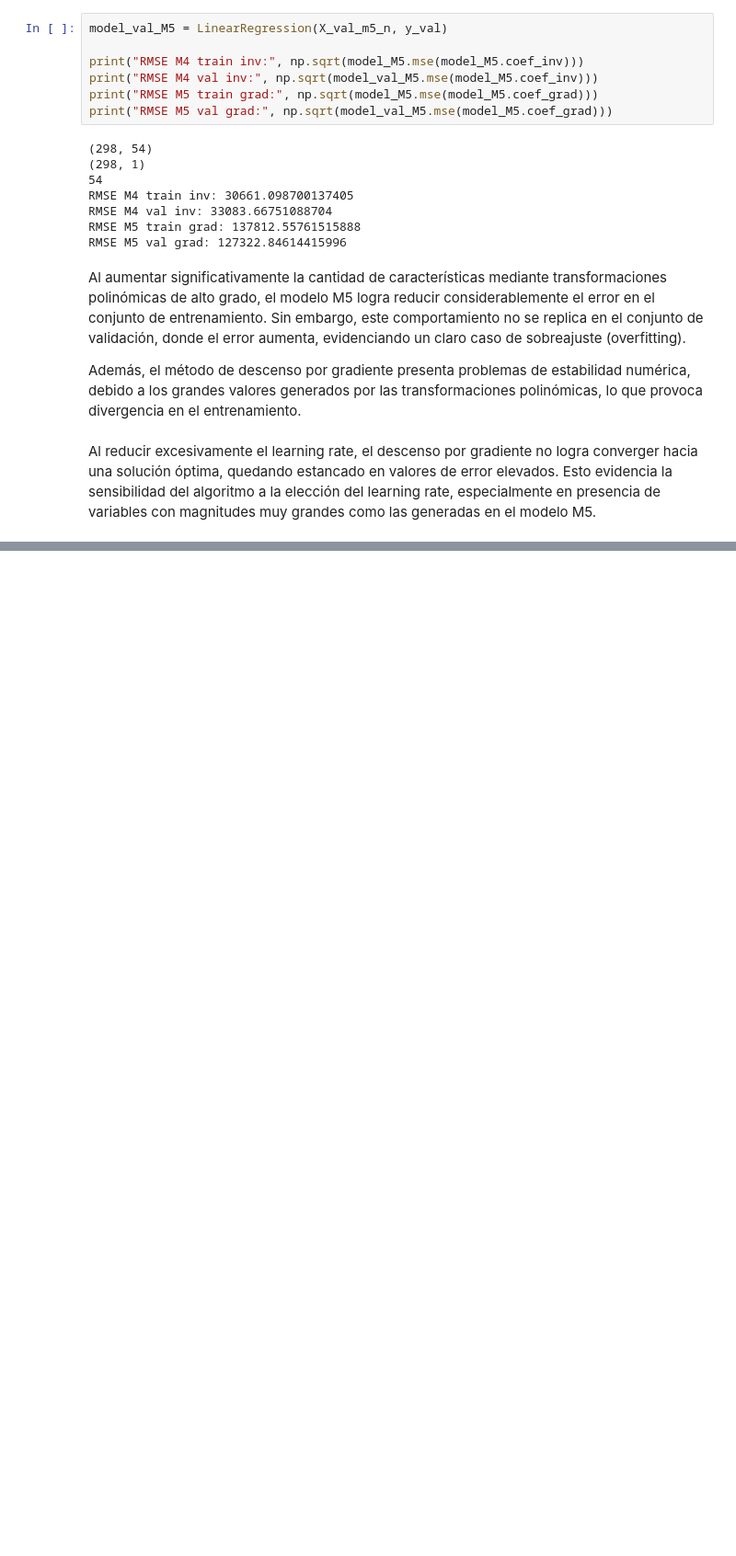
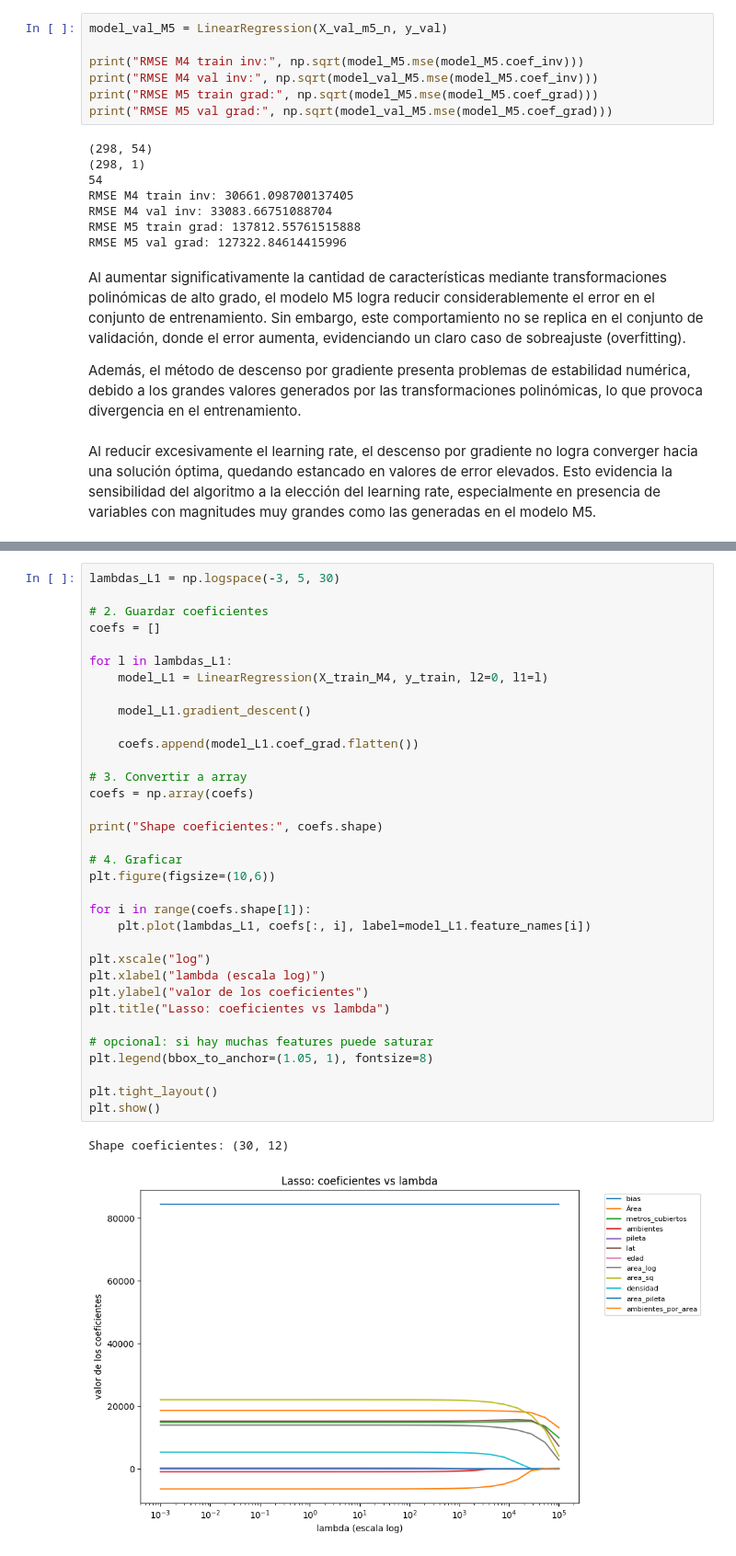
Before and after one commit to biancapaz/ml_tp1, a Jupyter notebook: notebooks/Entrega_TP1.ipynb, the cells around one changed output, grey strips where cells are left out. Shown at 92% size. Cells and saved outputs as stored; diff of their text form; blank space fills up the shorter version.

```diff
--- a/notebooks/Entrega_TP1.ipynb
+++ b/notebooks/Entrega_TP1.ipynb
@@ -760,0 +791,37 @@ Al reducir excesivamente el learning rate, el descenso por gradiente no logra co
+# %%
+lambdas_L1 = np.logspace(-3, 5, 30)
+
+# 2. Guardar coeficientes
+coefs = []
+
+for l in lambdas_L1:
+    model_L1 = LinearRegression(X_train_M4, y_train, l2=0, l1=l)
+
+    model_L1.gradient_descent()
+
+    coefs.append(model_L1.coef_grad.flatten())
+
+# 3. Convertir a array
+coefs = np.array(coefs)
+
+print("Shape coeficientes:", coefs.shape)
+
+# 4. Graficar
+plt.figure(figsize=(10,6))
+
+for i in range(coefs.shape[1]):
+    plt.plot(lambdas_L1, coefs[:, i], label=model_L1.feature_names[i])
+
+plt.xscale("log")
+plt.xlabel("lambda (escala log)")
+plt.ylabel("valor de los coeficientes")
+plt.title("Lasso: coeficientes vs lambda")
+
+# opcional: si hay muchas features puede saturar
+plt.legend(bbox_to_anchor=(1.05, 1), fontsize=8)
+
+plt.tight_layout()
+plt.show()
+# %% [output]
+Shape coeficientes: (30, 12)
+[figure, added]
```
Also changed, not shown: parts of 14 cells of this notebook, 5 other files.
